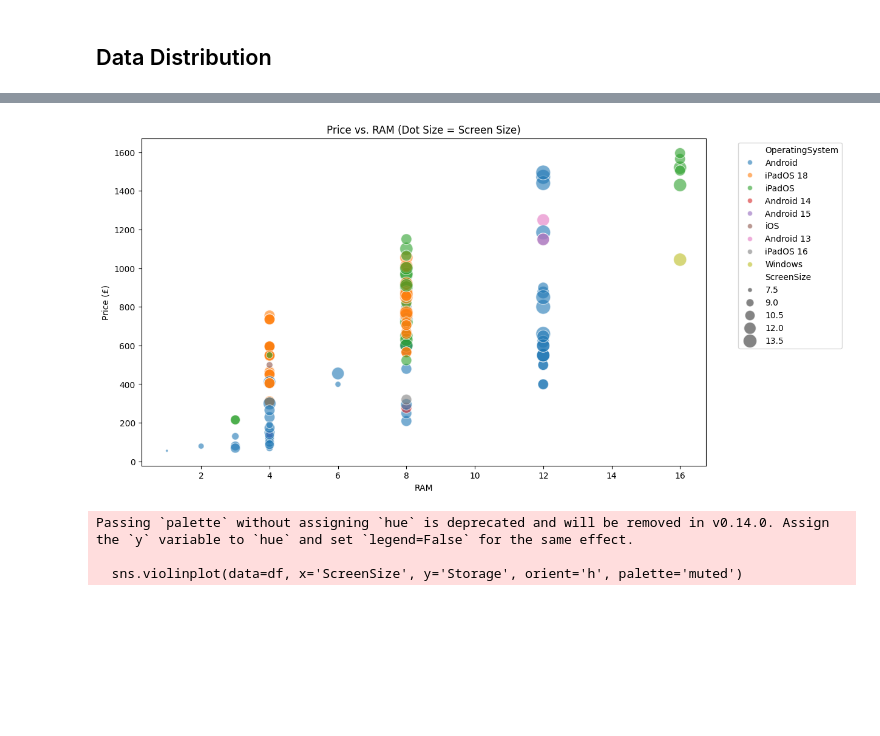
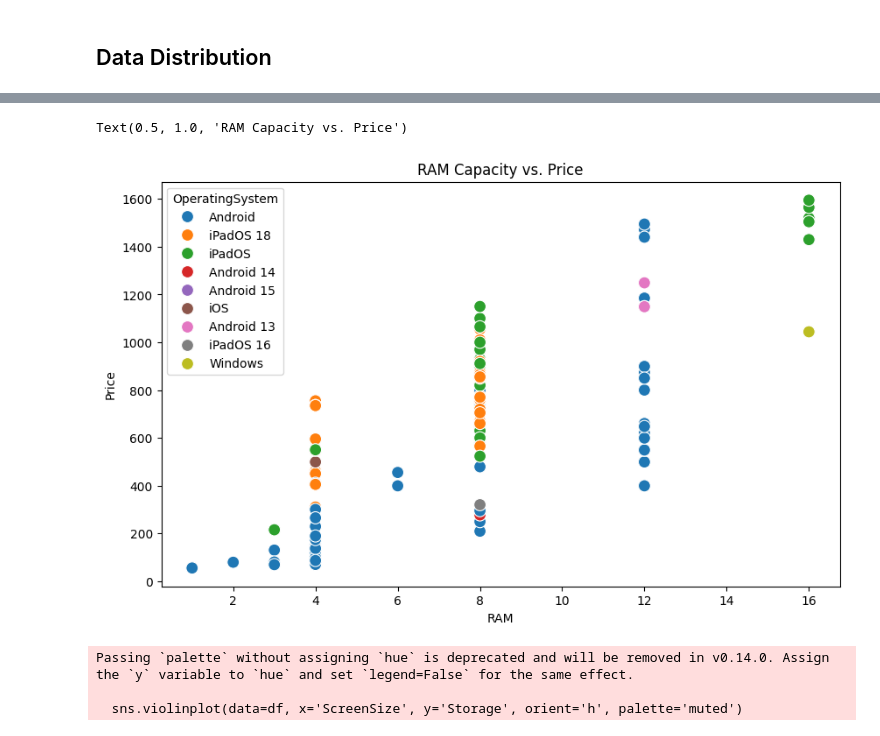
Before and after one commit to xbarborik/UPA, a Jupyter notebook: part3/analysis.ipynb, the cells around one changed output, grey strips where cells are left out. Drawn from its saved outputs; the diff is of its cells as text; code cells hidden in the pictures; blank space fills up the shorter version.

```diff
--- a/part3/analysis.ipynb
+++ b/part3/analysis.ipynb
@@ -77,6 +77,11 @@ df['ScreenSize'] = df['ScreenSize'].str.replace('Inch', '').str.replace('es', ''
 df['Camera'] = pd.to_numeric(df['Camera'].str.replace(r'[^\d.]', '', regex=True), errors='coerce')
 df['Height'] = pd.to_numeric(df['Height'].str.replace(r'[^\d.]', '', regex=True), errors='coerce')
 df['Resolution'] = df['Resolution'].str.replace('pixels', '').replace('N/A', np.nan)
+def get_res(val):
+    nums = re.findall(r'(\d+)', str(val))
+    return int(nums[0]) * int(nums[1]) if len(nums) >= 2 else np.nan
+
+df['Resolution_Total'] = df['Resolution'].apply(get_res)
 df.head()
 # %% [output]
 |  | URL | Name | Price | Processor | Storage | RAM | OperatingSystem | ScreenSize | Resolution | ... |
@@ -172,13 +191,12 @@ Passing `palette` without assigning `hue` is deprecated and will be removed in v
 # %%
-plt.figure(figsize=(12, 7))
-# Size of the dots is determined by Screen Size, showing 3-way interaction
-sns.scatterplot(data=df, x='RAM', y='Price', size='ScreenSize', hue='OperatingSystem', alpha=0.6, sizes=(10, 300))
-plt.title('Price vs. RAM (Dot Size = Screen Size)')
-plt.ylabel('Price (£)')
-plt.legend(bbox_to_anchor=(1.05, 1), loc=2)
-plt.show()
+# RAM vs Price (Scatter Plot)
+plt.figure(figsize=(10, 6))
+sns.scatterplot(data=df, x='RAM', y='Price', hue='OperatingSystem', s=100)
+plt.title('RAM Capacity vs. Price')
+# COMMENT: There is a clear positive correlation; higher RAM almost always results in a higher price point.
 # %% [output]
+Text(0.5, 1.0, 'RAM Capacity vs. Price')
-[figure, old version]
+[figure, new version]
 # %%
 plt.figure(figsize=(10, 8))
 # Swapping axes makes it easier to read categories
```
Also changed, not shown: parts of 15 cells of this notebook.
